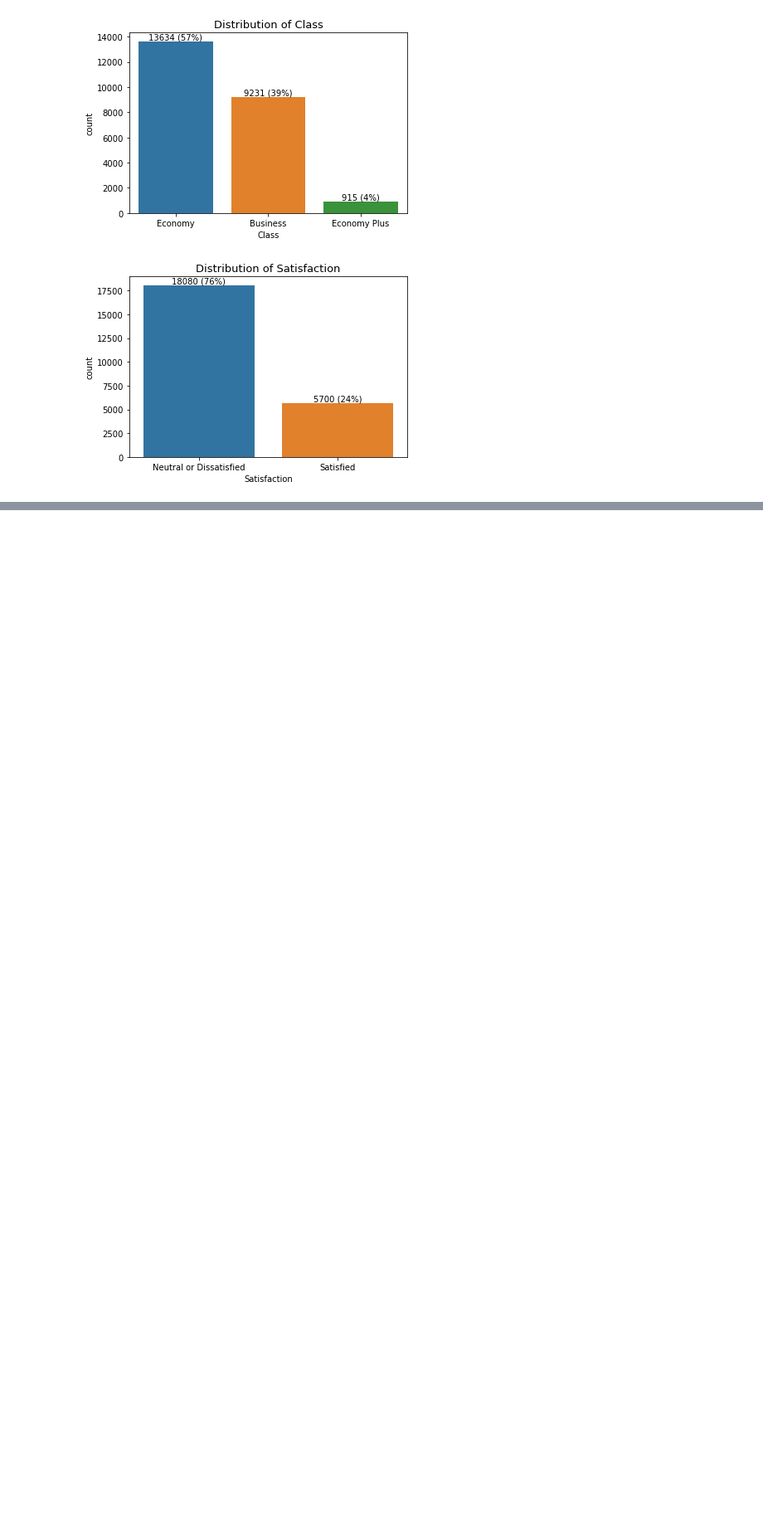
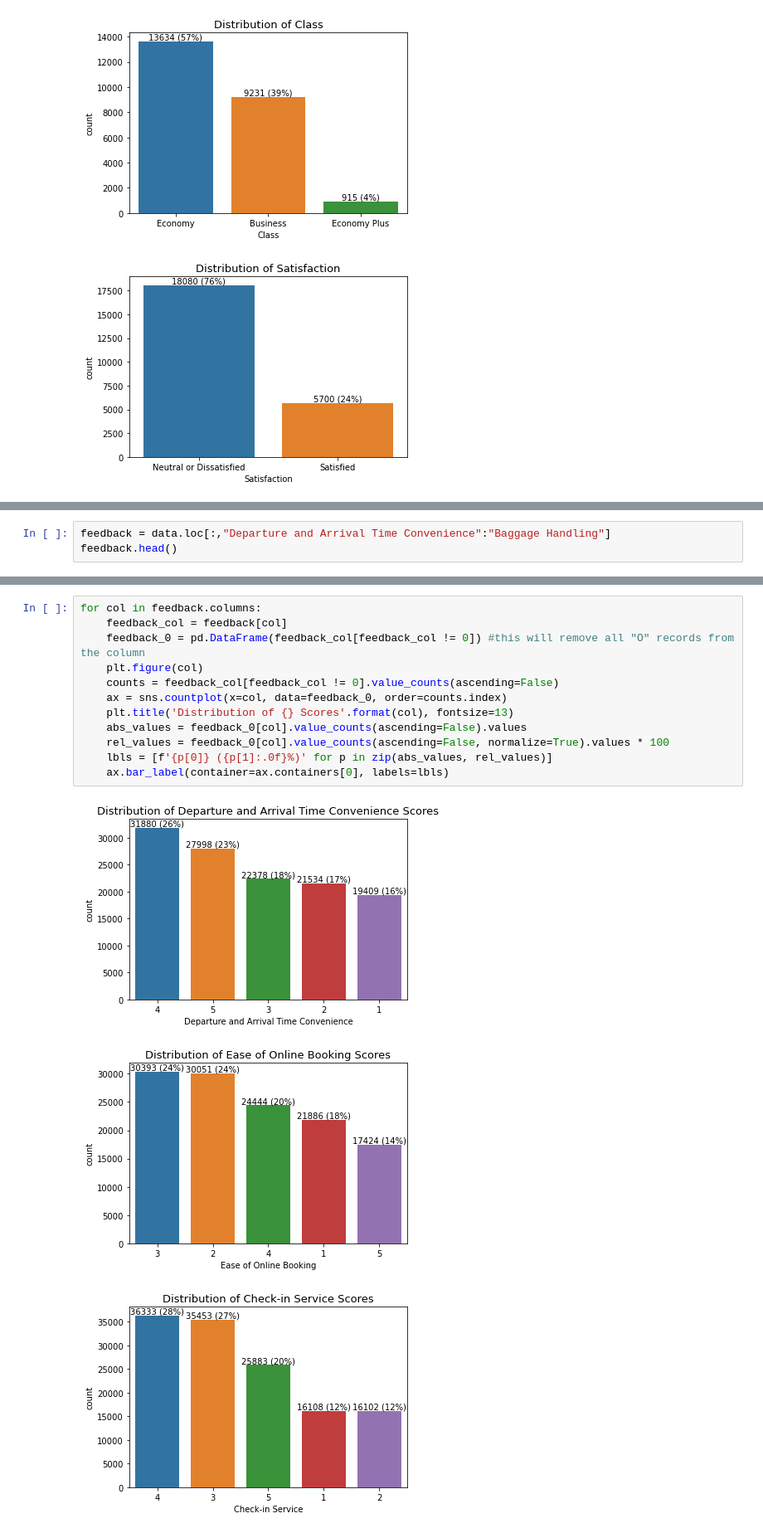
Before and after one commit to AlugoIdris/Airline_Passenger_Satisfaction, a Jupyter notebook: Airline_Passenger_Satisfaction.ipynb, the cells around one changed output, grey strips where cells are left out. Shown at 83% size. Saved outputs shown, nothing was run; the diff lists cells and outputs as text; blank space fills up the shorter version.

```diff
--- a/Airline_Passenger_Satisfaction.ipynb
+++ b/Airline_Passenger_Satisfaction.ipynb
@@ -331,0 +350,3 @@ for i, col in enumerate(cat_var):
+# %%
+feedback = data.loc[:,"Departure and Arrival Time Convenience":"Baggage Handling"]
+feedback.head()
@@ -331,0 +362,16 @@ for i, col in enumerate(cat_var):
+# %%
+for col in feedback.columns:
+    feedback_col = feedback[col]
+    feedback_0 = pd.DataFrame(feedback_col[feedback_col != 0]) #this will remove all "O" records from the column
+    plt.figure(col)
+    counts = feedback_col[feedback_col != 0].value_counts(ascending=False)
+    ax = sns.countplot(x=col, data=feedback_0, order=counts.index)
+    plt.title('Distribution of {} Scores'.format(col), fontsize=13)
+    abs_values = feedback_0[col].value_counts(ascending=False).values
+    rel_values = feedback_0[col].value_counts(ascending=False, normalize=True).values * 100
+    lbls = [f'{p[0]} ({p[1]:.0f}%)' for p in zip(abs_values, rel_values)]
+    ax.bar_label(container=ax.containers[0], labels=lbls)
+# %% [output]
+[figure, added]
+[figure, added]
+[figure, added]
```
Also changed, not shown: parts of 19 cells of this notebook.
